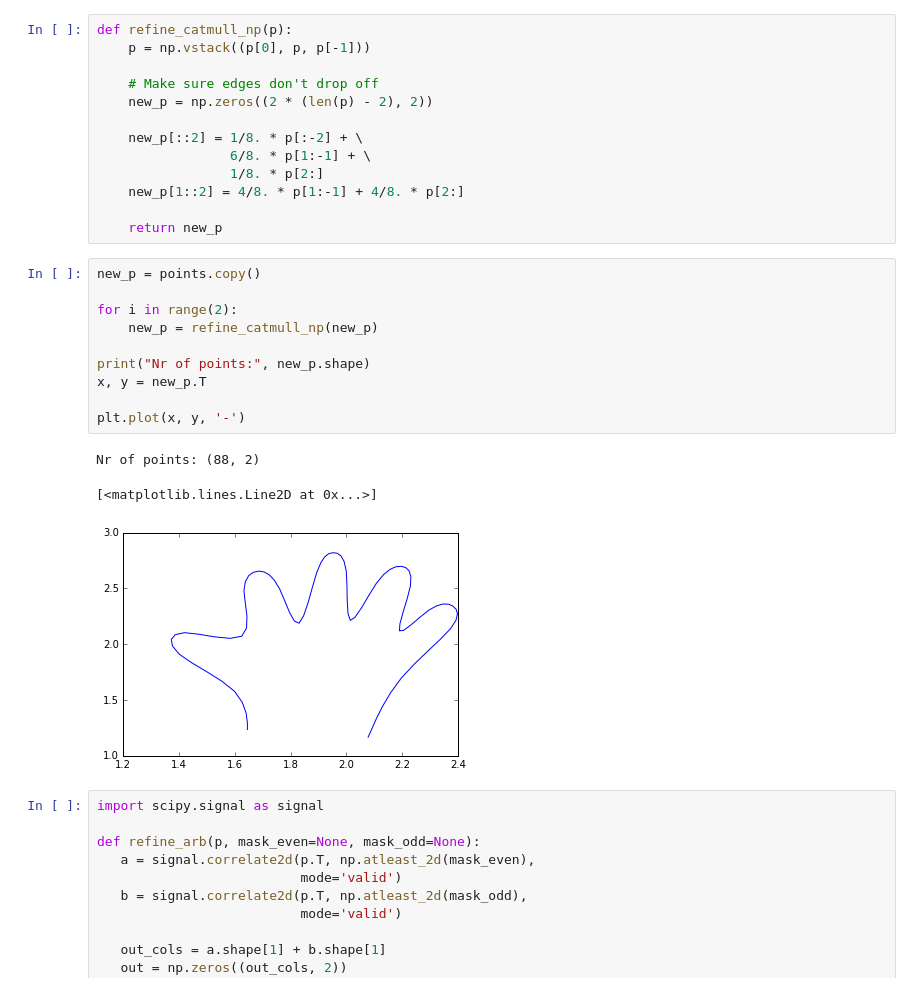
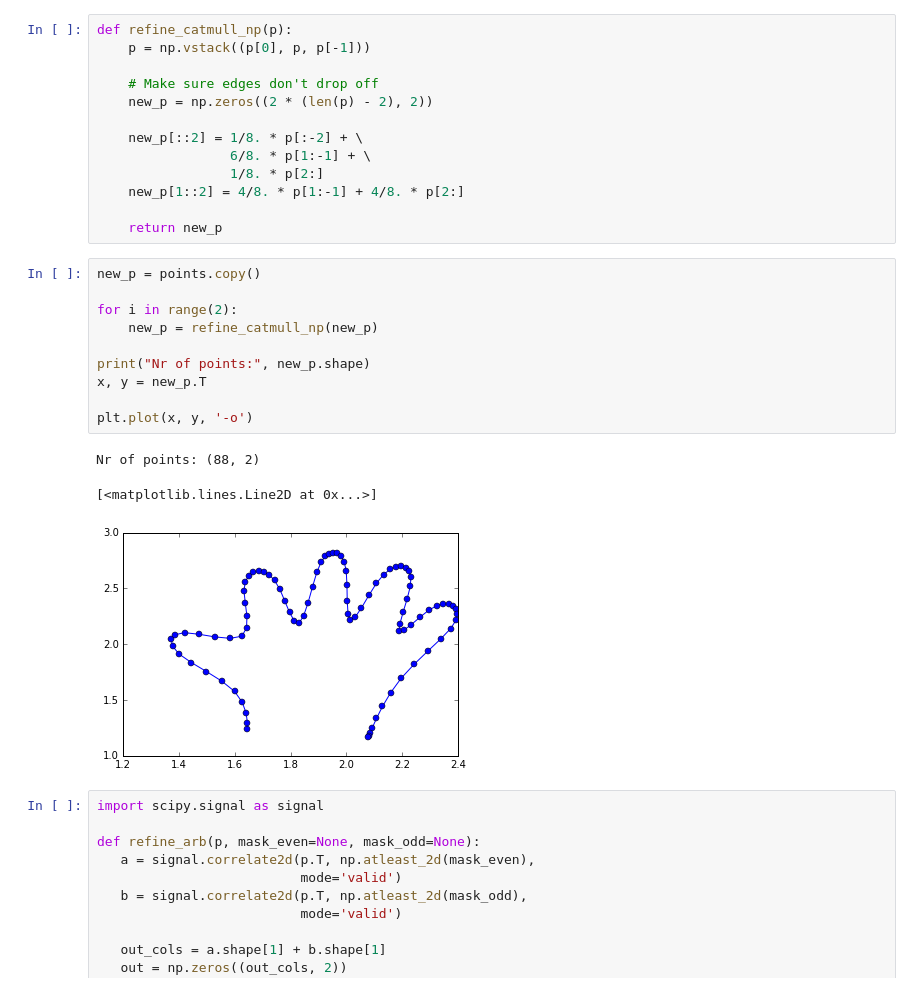
Before and after one commit to stefanv/teaching, a Jupyter notebook: 2011_euroscipy_paris_sci_comp_intro/Scientific Computing Intro.ipynb, the cells around one changed output. Drawn from its saved outputs; the diff is of its cells as text.

```diff
--- a/2011_euroscipy_paris_sci_comp_intro/Scientific Computing Intro.ipynb
+++ b/2011_euroscipy_paris_sci_comp_intro/Scientific Computing Intro.ipynb
@@ -229,17 +229,17 @@ def refine_catmull_np(p):
 # %%
 new_p = points.copy()
 
 for i in range(2):
     new_p = refine_catmull_np(new_p)
 
 print("Nr of points:", new_p.shape)
 x, y = new_p.T
 
-plt.plot(x, y, '-')
+plt.plot(x, y, '-o')
 # %% [output]
 Nr of points: (88, 2)
 [<matplotlib.lines.Line2D at 0x...>]
-[figure, old version]
+[figure, new version]
 # %%
 import scipy.signal as signal
 
```
Also changed, not shown: parts of 16 cells of this notebook.
